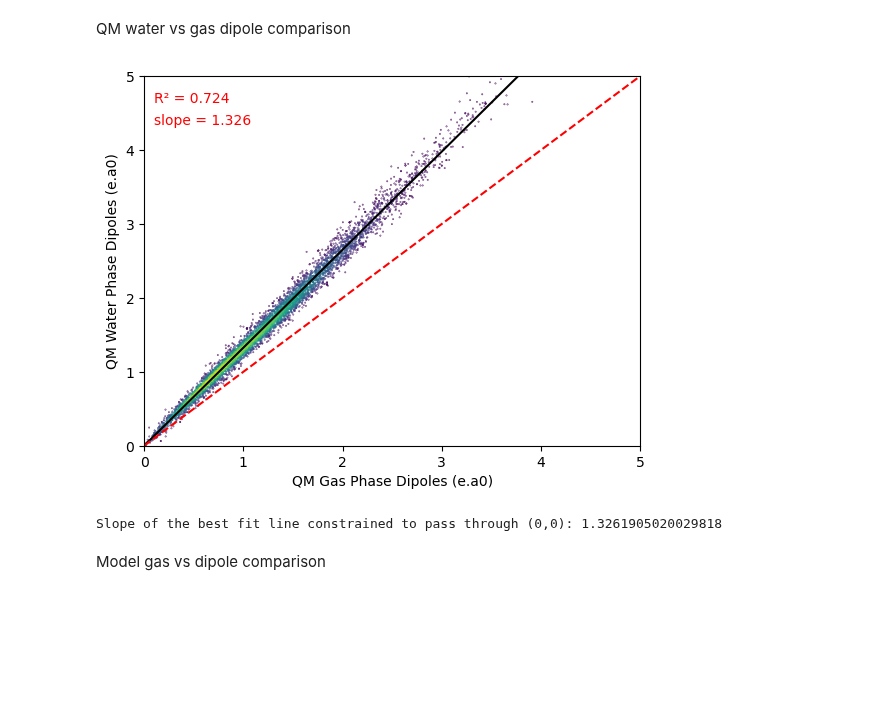
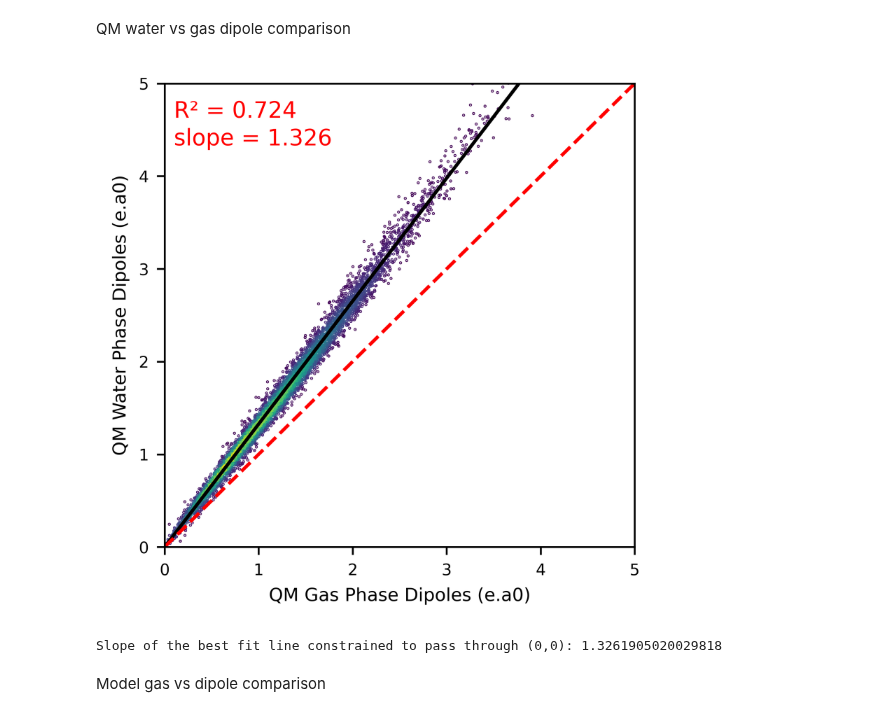
Before and after one commit to bismuthadams1/charge_paper, a Jupyter notebook: benchmarking_new_charge_models/explore_parquet.ipynb, the cells around one changed output. Saved outputs shown, nothing was run; the diff lists cells and outputs as text; code cells hidden in the pictures; blank space fills up the shorter version.

Commit message:
plot size fixes

```diff
--- a/benchmarking_new_charge_models/explore_parquet.ipynb
+++ b/benchmarking_new_charge_models/explore_parquet.ipynb
@@ -224,6 +225,14 @@ def filter_charged(row):
 # %% [markdown]
 QM water vs gas dipole comparison
 # %%
+matplotlib.rcParams.update({
+    "font.size"       : 10,
+    "axes.labelsize"  : 8,
+    "axes.titlesize"  : 8,
+    "xtick.labelsize" : 7,
+    "ytick.labelsize" : 7,
+})
+
 # Load data
 df_water = pd.read_parquet('./test_water_esp_model.parquet')
 df_gas = pd.read_parquet('./test_gas_esp_model.parquet')
@@ -247,44 +256,46 @@ water_ground_truth_filtered = water_model_dipoles[(gas_model_dipoles >= 0) & (ga
 r2 = r2_score(water_ground_truth_filtered,gas_ground_truth_filtered)
 
 # Calculate slope with the line constrained to pass through the origin
 numerator = np.sum(gas_ground_truth_filtered * water_ground_truth_filtered)
 denominator = np.sum(gas_ground_truth_filtered ** 2)
 slope = numerator / denominator
 
 # Define the new best fit line
 fit_line = lambda x: slope * x
 
 # Plot the scatter plot
 xy = np.vstack([gas_ground_truth_filtered, water_ground_truth_filtered])
 z = gaussian_kde(xy)(xy)
-plt.scatter(gas_ground_truth_filtered, water_ground_truth_filtered, s=0.1, c=z, label="Data")
-plt.xlabel('QM Gas Phase Dipoles (e.a0)')
-plt.ylabel('QM Water Phase Dipoles (e.a0)')
+fig, ax = plt.subplots(figsize=(3.54, 3.54), dpi=600)
+
+ax.scatter(gas_ground_truth_filtered, water_ground_truth_filtered, s=0.1, c=z, label="Data")
+ax.set_xlabel('QM Gas Phase Dipoles (e.a0)')
+ax.set_ylabel('QM Water Phase Dipoles (e.a0)')
 
 # Plot the new best fit line
 x_vals = np.linspace(0, 5, 500)
-plt.plot(x_vals, fit_line(x_vals), color='black', label=f'Best Fit Line (Slope: {slope:.2f})')
+ax.plot(x_vals, fit_line(x_vals), color='black', label=f'Best Fit Line (Slope: {slope:.2f})')
 
 # Add equality line
-plt.plot([0, 5], [0, 5], color='red', linestyle='--', label='y=x')
+ax.plot([0, 5], [0, 5], color='red', linestyle='--', label='y=x')
 
 # Set plot limits
-plt.xlim(0, 5)
-plt.ylim(0, 5)
+ax.set_xlim(0, 5)
+ax.set_ylim(0, 5)
 
-plt.text(0.1, 4.7, f'R² = {r2:.3f}', color='red', fontsize=10, ha='left', va='center')
-plt.text(0.1, 4.4, f'slope = {slope:.3f}', color='red', fontsize=10, ha='left', va='center')
+ax.text(0.1, 4.7, f'R² = {r2:.3f}', color='red', fontsize=10, ha='left', va='center')
+ax.text(0.1, 4.4, f'slope = {slope:.3f}', color='red', fontsize=10, ha='left', va='center')
 
 
-# plt.legend()
+plt.tight_layout()
 # plt.title(f"Scatter Plot with Best Fit Line (R²: {r2:.3f})")
 plt.savefig('gas_vs_water_dipoles.png')
 plt.show()
 
 # Print slope
 print(f"Slope of the best fit line constrained to pass through (0,0): {slope}")
 # %% [output]
-[figure, old version]
+[figure, new version]
 Slope of the best fit line constrained to pass through (0,0): 1.3261905020029818
 # %% [markdown]
 Model gas vs dipole comparison
```
Also changed, not shown: parts of 3 cells of this notebook, 1 other file.
